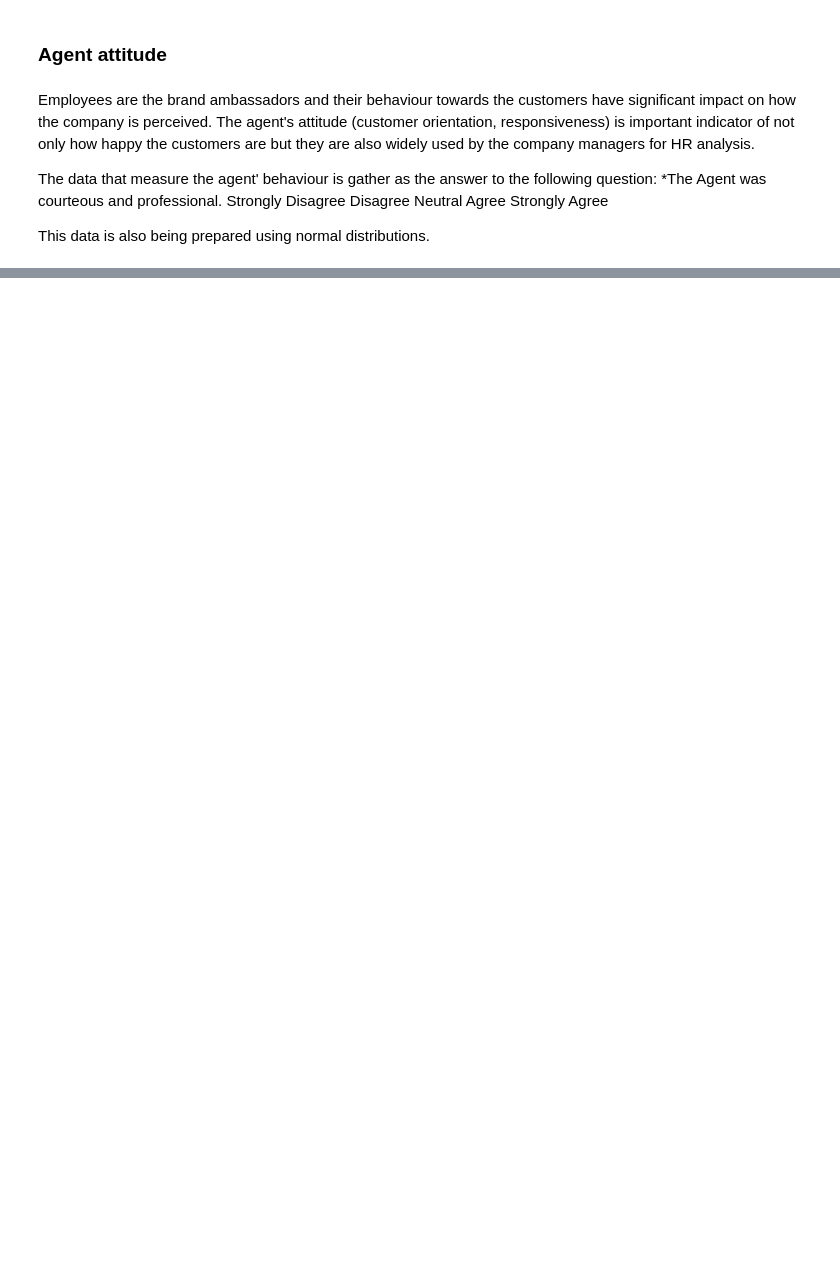
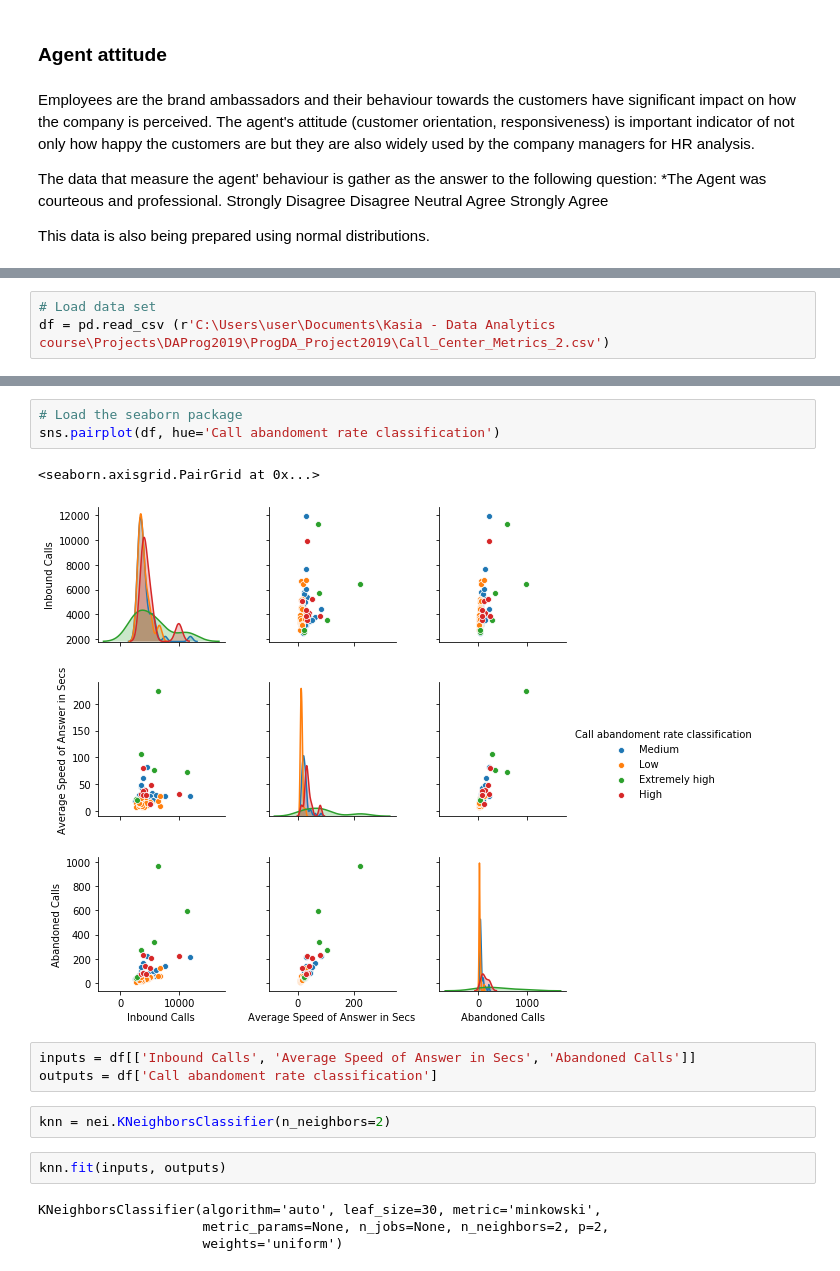
Before and after one commit to KatarzynaConnell/ProgDA_Project2019, a Jupyter notebook: Customer Satisfaction measurement.ipynb, the cells around one changed output, grey strips where cells are left out. Cells and saved outputs as stored; diff of their text form; blank space fills up the shorter version.

```diff
--- a/Customer Satisfaction measurement.ipynb
+++ b/Customer Satisfaction measurement.ipynb
@@ -79,0 +85,3 @@ The AVT can be closely related with other variables such as survey results, serv
+# %%
+# Load data set
+df = pd.read_csv (r'C:\Users\user\Documents\Kasia - Data Analytics course\Projects\DAProg2019\ProgDA_Project2019\Call_Center_Metrics_2.csv')
@@ -79,0 +109,17 @@ The AVT can be closely related with other variables such as survey results, serv
+# %%
+# Load the seaborn package
+sns.pairplot(df, hue='Call abandoment rate classification')
+# %% [output]
+<seaborn.axisgrid.PairGrid at 0x...>
+[figure, added]
+# %%
+inputs = df[['Inbound Calls', 'Average Speed of Answer in Secs', 'Abandoned Calls']]
+outputs = df['Call abandoment rate classification']
+# %%
+knn = nei.KNeighborsClassifier(n_neighbors=2)
+# %%
+knn.fit(inputs, outputs)
+# %% [output]
+KNeighborsClassifier(algorithm='auto', leaf_size=30, metric='minkowski',
+                     metric_params=None, n_jobs=None, n_neighbors=2, p=2,
+                     weights='uniform')
```
Also changed, not shown: parts of 23 cells of this notebook, 3 other files.
